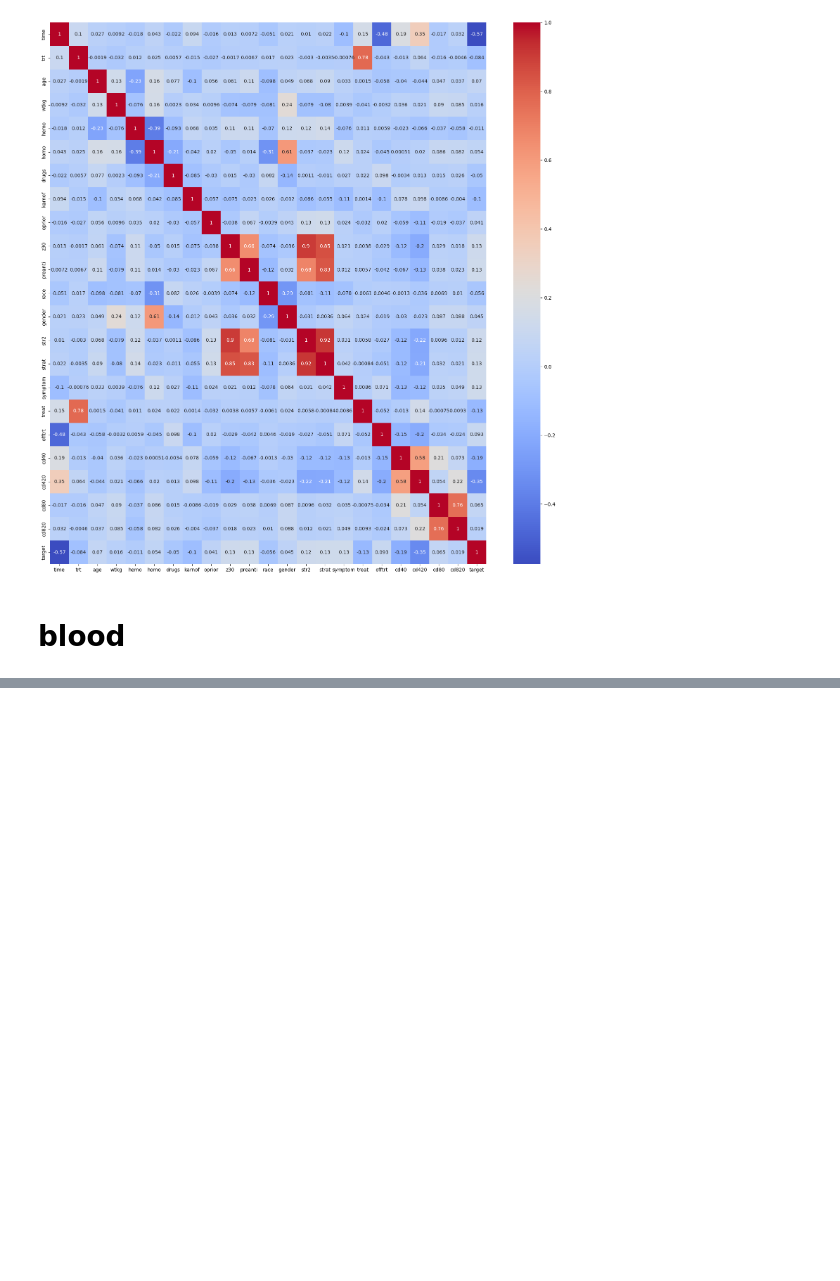
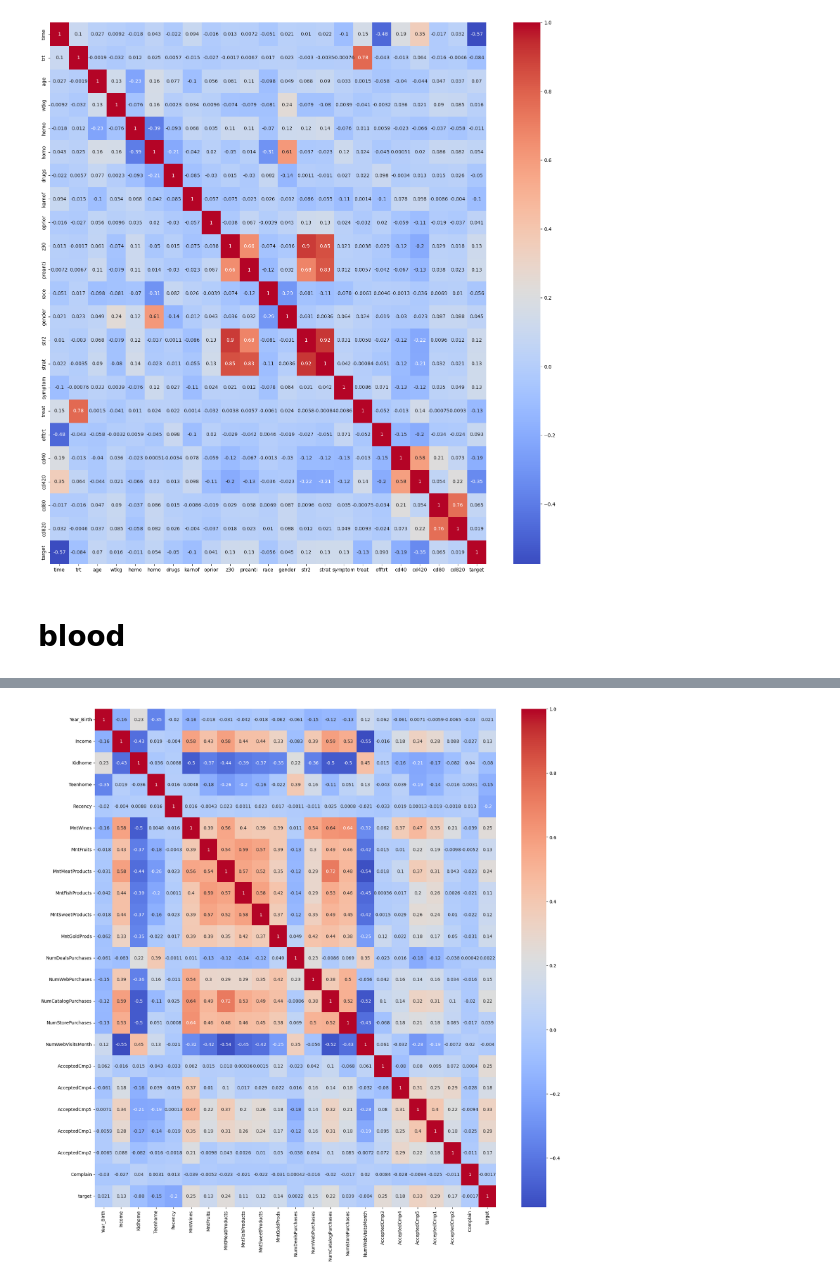
Before and after one commit to Fersoil/logistic_regression, a Jupyter notebook: data_cleaning.ipynb, the cells around one changed output, grey strips where cells are left out. Drawn from its saved outputs; the diff is of its cells as text; code cells hidden in the pictures; blank space fills up the shorter version.

```diff
--- a/data_cleaning.ipynb
+++ b/data_cleaning.ipynb
@@ -28,0 +60,16 @@ blood = pd.read_csv("https://raw.githubusercontent.com/Fersoil/logistic_regressi
+# %%
+campaign = pd.read_csv(
+    "https://raw.githubusercontent.com/Fersoil/logistic_regression/preprocessing_data/data/campaign.csv?token=GHSAT0AAAAAACIBN3575APUJ2QSYTUNSL3YZPZTGIQ"
+)
+# %%
+campaign.rename(columns={"Response": "target"}, inplace=True)
+# %%
+# only one distinct value in Z_CostContact and Z_Revenue
+campaign.drop(columns=["Z_CostContact", "Z_Revenue"], inplace=True)
+# %%
+# make corr heatmap
+plt.figure(figsize=(20, 20))
+sns.heatmap(campaign.corr(), annot=True, cmap="coolwarm")
+plt.show()
+# %% [output]
+[figure, added]
```
Also changed, not shown: parts of 8 cells of this notebook, 2 other files.
